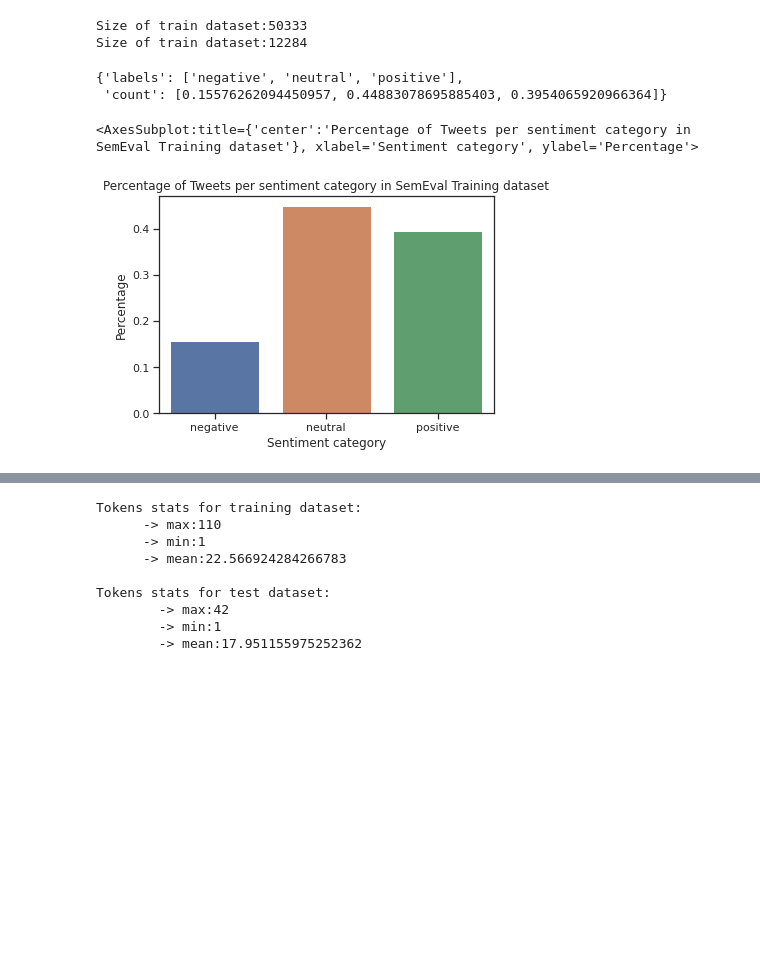
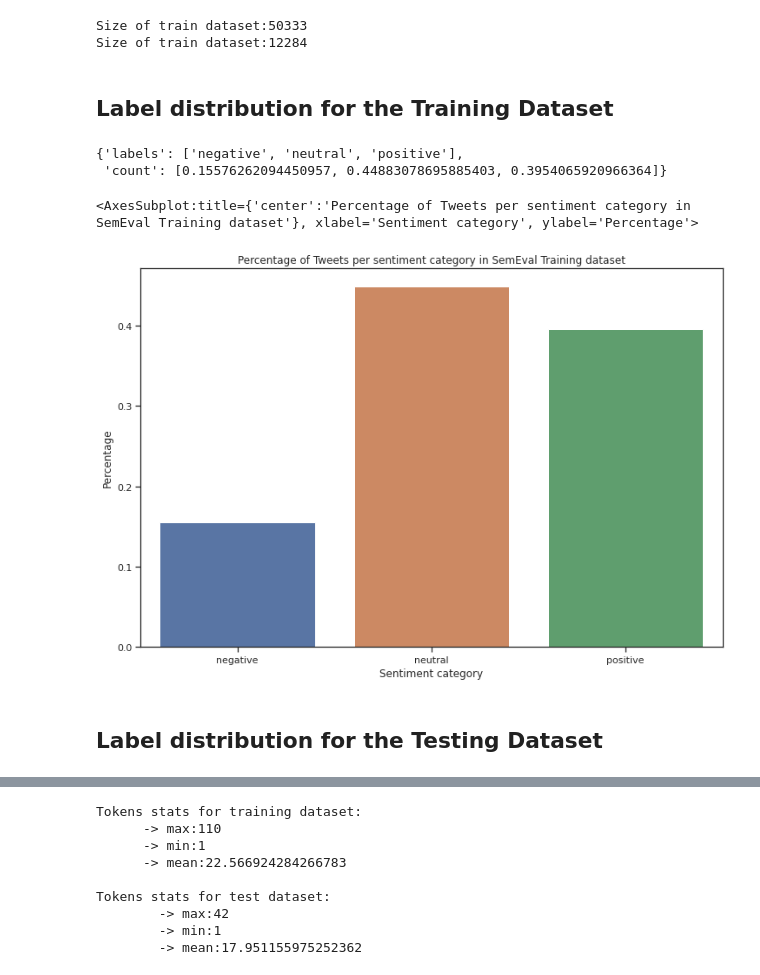
Before and after one commit to rafaelmag110/bert-twitter, a Jupyter notebook: Notebooks/SemEval_EDA.ipynb, the cells around one changed output, grey strips where cells are left out. Cells and saved outputs as stored; diff of their text form; code cells hidden in the pictures; blank space fills up the shorter version.

```diff
--- a/Notebooks/SemEval_EDA.ipynb
+++ b/Notebooks/SemEval_EDA.ipynb
@@ -61,6 +56,8 @@ print(f"Size of train dataset:{n_test}")
 # %% [output]
 Size of train dataset:50333
 Size of train dataset:12284
+# %% [markdown]
+## Label distribution for the Training Dataset
 # %%
 train_dist = dict()
 train_dist['labels'] = ['negative','neutral','positive']
@@ -74,13 +71,16 @@ train_dist
 {'labels': ['negative', 'neutral', 'positive'],
  'count': [0.15576262094450957, 0.44883078695885403, 0.3954065920966364]}
 # %%
+plt.figure(figsize=(12,8))
 plt.title('Percentage of Tweets per sentiment category in SemEval Training dataset')
 plt.xlabel('Sentiment category')
 plt.ylabel('Percentage')
 sns.barplot(x=train_dist['labels'], y=train_dist['count'])
 # %% [output]
 <AxesSubplot:title={'center':'Percentage of Tweets per sentiment category in SemEval Training dataset'}, xlabel='Sentiment category', ylabel='Percentage'>
-[figure, old version]
+[figure, new version]
+# %% [markdown]
+## Label distribution for the Testing Dataset
 # %%
 test_dist = dict()
 test_dist['labels'] = ['negative','neutral','positive']
```
Also changed, not shown: parts of 40 cells of this notebook.
